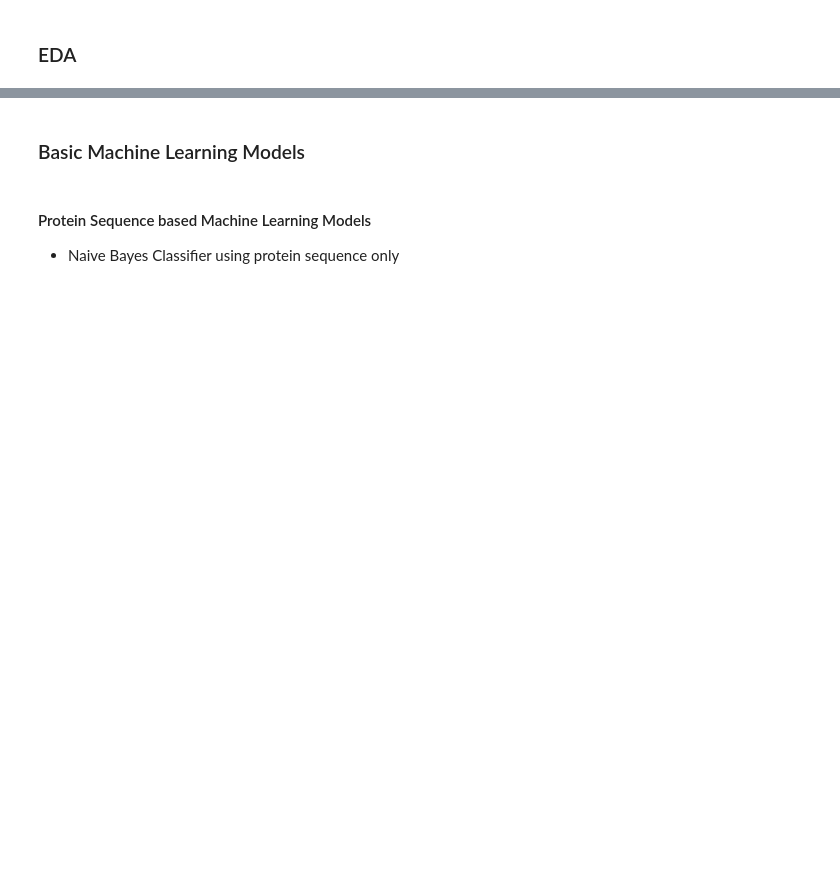
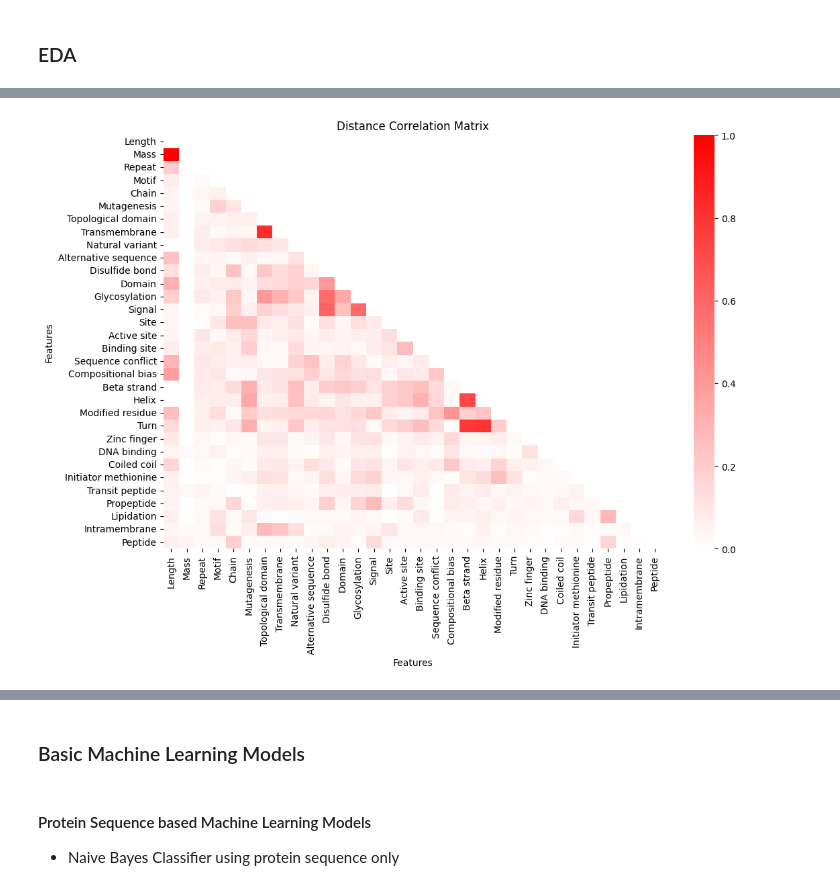
Before and after one commit to VibhavSetlur/SDS_326E_Final_Project, a Jupyter notebook: Final_Project.ipynb, the cells around one changed output, grey strips where cells are left out. Drawn from its saved outputs; the diff is of its cells as text; code cells hidden in the pictures; blank space fills up the shorter version.

```diff
--- a/Final_Project.ipynb
+++ b/Final_Project.ipynb
@@ -129,0 +180,45 @@ df = df[df['Protein_Clan'].map(df['Protein_Clan'].value_counts()) > 5]
+# %%
+# Non-linear relationship using distance correlation
+import numpy as np
+import pandas as pd
+import dcor
+import seaborn as sns
+import matplotlib.pyplot as plt
+from matplotlib.colors import LinearSegmentedColormap
+
+# Ensure all columns in df are numeric
+df_numeric = df.select_dtypes(include = [np.number])
+
+# Number of features
+num_features = df_numeric.shape[1]
+
+# Initialize the distance correlation matrix
+dist_corr_matrix = np.zeros((num_features, num_features))
+
+# Compute distance correlation for each pair of features
+for i in range(num_features):
+    for j in range(num_features):
+        dist_corr_matrix[i, j] = dcor.distance_correlation(df_numeric.iloc[:, i],
+                                                           df_numeric.iloc[:, j])
+
+# Convert to Pandas DataFrame for better visualization
+dist_corr_df = pd.DataFrame(dist_corr_matrix, index = df_numeric.columns, columns = df_numeric.columns)
+
+# Create a mask for the upper triangle
+mask = np.triu(np.ones_like(dist_corr_df, dtype=bool))
+
+# Plot the distance correlation matrix
+plt.figure(figsize = (12, 8))
+sns.heatmap(dist_corr_df,
+            cmap = LinearSegmentedColormap.from_list("white_to_red", ["white", "red"]),
+            cbar = True,
+            vmin = 0,
+            vmax = 1,
+            fmt = '.2f',
+            mask = mask)
+plt.title('Distance Correlation Matrix')
+plt.xlabel('Features')
+plt.ylabel('Features')
+plt.show()
+# %% [output]
+[figure, added]
```
Also changed, not shown: parts of 36 cells of this notebook.
